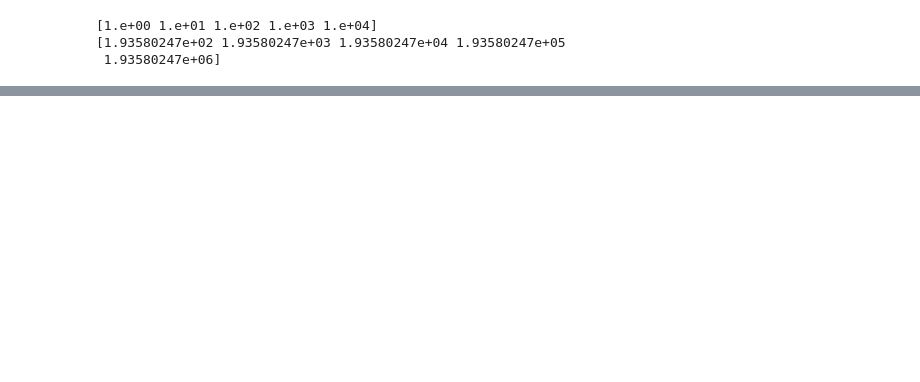
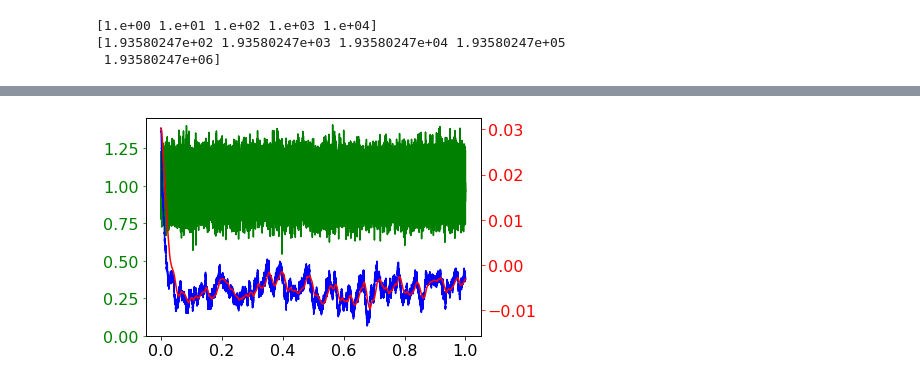
Before and after one commit to SensorsINI/v2e, a Jupyter notebook: v2e/computations_and_graphs.ipynb, the cells around one changed output, grey strips where cells are left out. Saved outputs shown, nothing was run; the diff lists cells and outputs as text; code cells hidden in the pictures; blank space fills up the shorter version.

```diff
--- a/v2e/computations_and_graphs.ipynb
+++ b/v2e/computations_and_graphs.ipynb
@@ -223,0 +356,36 @@ print(lscene)
+# %%
+
+from matplotlib import pyplot as plt
+plt.rcParams.update({'font.size': 16})
+
+fig,ax1=plt.subplots(sharex=True)
+ax1.plot(t,sig,'g')
+ax1.set_ylim([0,None])
+ax1.set_yscale('linear')
+ax1.set_xscale('linear')
+ax1.tick_params(axis='y', colors='green')
+
+ax2=ax1.twinx()
+ax2.plot(t,ph1,'b',t,sf,'r-')
+
+# ax2.set_ylim([0,None])
+ax2.set_yscale('linear')
+ax2.set_xscale('linear')
+ax2.tick_params(axis='y', colors='red')
+
+# fig,ax3=plt.subplots(sharex=True)
+# offset=8
+# ax3.plot(t,offset+ons,'g', t,offset+offs,'r')
+# ax3.get_xaxis().set_ticks([])
+# ax3.get_yaxis().set_ticks([])
+# ax3.set_aspect(3)
+
+
+# plt.xlabel('t [s]')
+# plt.ylabel('[log]')
+# plt.grid('on')
+
+
+plt.savefig('lognoise.pdf')
+# %% [output]
+[figure, added]
```
Also changed, not shown: parts of 7 cells of this notebook, 1 other file.
